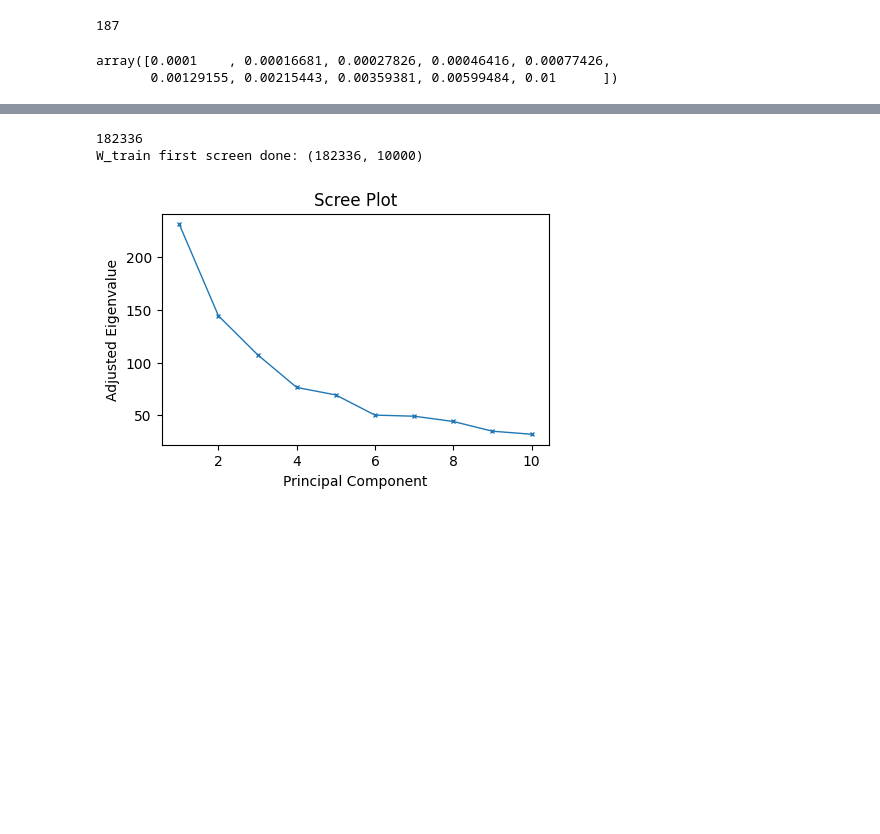
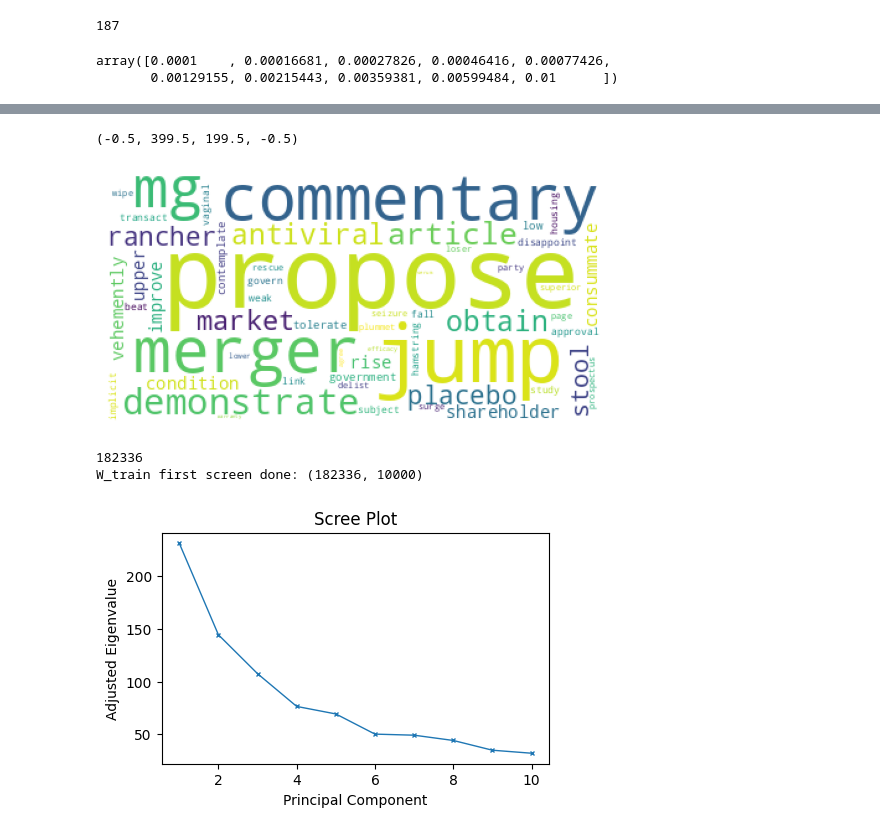
Before and after one commit to orince/Fan, a Jupyter notebook: fan_ex.ipynb, the cells around one changed output, grey strips where cells are left out. Cells and saved outputs as stored; diff of their text form; code cells hidden in the pictures; blank space fills up the shorter version.

```diff
--- a/fan_ex.ipynb
+++ b/fan_ex.ipynb
@@ -356,3 +350,17 @@ array([  0,   1,   5,   6,  10,  21,  26,  31,  32,  42,  51,  55,  59,
+# %%
+
+pos_index = [S_set[i] for i in np.where(lasso_beta>0)[0]]
+neg_index = [S_set[i] for i in np.where(lasso_beta<0)[0]]
+fq_pos = {}
+fq_neg = {}
+
+# W_train=W_train[:,freq_index]
+for i in range(len(pos_index)):
+# calculte f* to screen
+    fq_pos[pos_index[i]] = lasso_beta[np.where(lasso_beta>0)[0][i]]
+    # if  fq_pos[i] ==1:
+    #     print(i,appearance_word[i])
+for i in range(len(neg_index)):
+    fq_neg[neg_index[i]] = abs(lasso_beta[np.where(lasso_beta<0)[0][i]])
 # %%
-pos_index=[S_set[i] for i in np.where(lasso_Beta>0)[0]]
-neg_index=[S_set[i] for i in np.where(lasso_Beta<0)[0]]
+beta_pos = {S_set[i]:lasso_beta[i] for i in np.where(lasso_beta>0)[0]}
@@ -379,3 +384,11 @@ neg_index
+# %%
+beta_pos = {list(ex_df_words)[k]: v for k, v in beta_pos.items()}
+
+plt.imshow(WordCloud(background_color='white').generate_from_frequencies(frequencies=beta_pos))
+plt.axis("off")
+# %% [output]
+(-0.5, 399.5, 199.5, -0.5)
+[figure, added]
 # %%
 # r_train=r
 # W_train=W
```
Also changed, not shown: parts of 7 cells of this notebook.
